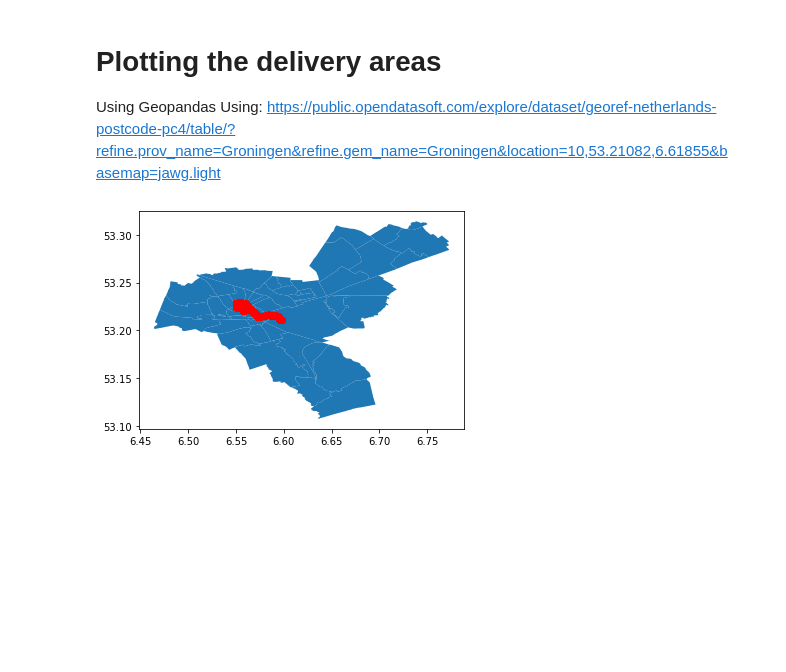
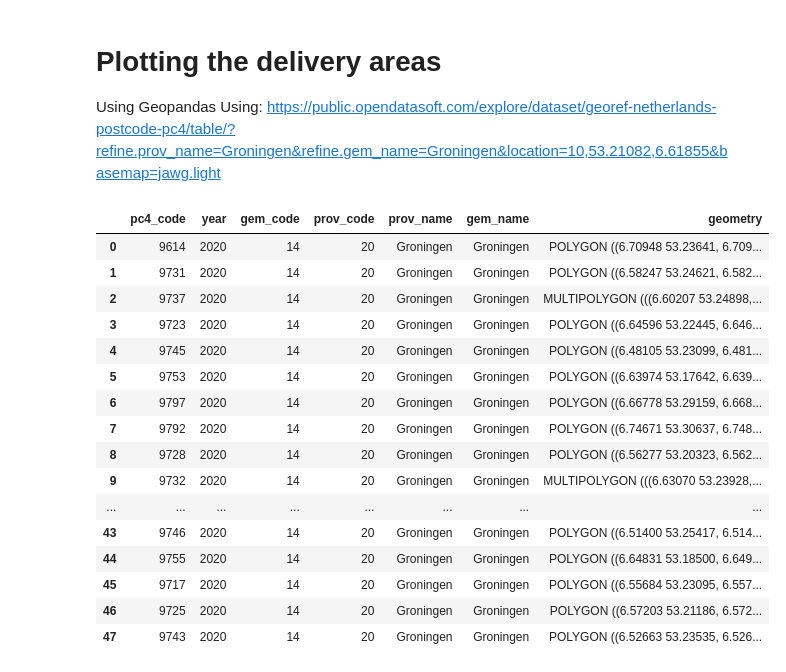
Before and after one commit to teletobbie/last-mile-cargo-bike-delivery, a Jupyter notebook: geo.ipynb, the cells around one changed output. Saved outputs shown, nothing was run; the diff lists cells and outputs as text; code cells hidden in the pictures; blank space fills up the shorter version.

```diff
--- a/geo.ipynb
+++ b/geo.ipynb
@@ -11,14 +11,25 @@ from IPython.display import display, HTML
 import matplotlib.pyplot as plt
 import folium
 # %%
-ax = geopandas.read_file('GEO-data/georef-netherlands-postcode-pc4.shp')
-
-
-gdf.plot(ax=ax, color='red')
-
-plt.show()
+geopandas.read_file('GEO-data/georef-netherlands-postcode-pc4.shp')
 # %% [output]
-[figure, removed]
+|  | pc4_code | year | gem_code | prov_code | prov_name | gem_name | geometry |
+| 0 | 9614 | 2020 | 14 | 20 | Groningen | Groningen | POLYGON ((6.70948 53.23641, 6.709... |
+| 1 | 9731 | 2020 | 14 | 20 | Groningen | Groningen | POLYGON ((6.58247 53.24621, 6.582... |
+| 2 | 9737 | 2020 | 14 | 20 | Groningen | Groningen | MULTIPOLYGON (((6.60207 53.24898,... |
+| 3 | 9723 | 2020 | 14 | 20 | Groningen | Groningen | POLYGON ((6.64596 53.22445, 6.646... |
+| 4 | 9745 | 2020 | 14 | 20 | Groningen | Groningen | POLYGON ((6.48105 53.23099, 6.481... |
+| 5 | 9753 | 2020 | 14 | 20 | Groningen | Groningen | POLYGON ((6.63974 53.17642, 6.639... |
+| 6 | 9797 | 2020 | 14 | 20 | Groningen | Groningen | POLYGON ((6.66778 53.29159, 6.668... |
+| 7 | 9792 | 2020 | 14 | 20 | Groningen | Groningen | POLYGON ((6.74671 53.30637, 6.748... |
+| 8 | 9728 | 2020 | 14 | 20 | Groningen | Groningen | POLYGON ((6.56277 53.20323, 6.562... |
+| 9 | 9732 | 2020 | 14 | 20 | Groningen | Groningen | MULTIPOLYGON (((6.63070 53.23928,... |
+| ... | ... | ... | ... | ... | ... | ... | ... |
+| 43 | 9746 | 2020 | 14 | 20 | Groningen | Groningen | POLYGON ((6.51400 53.25417, 6.514... |
+| 44 | 9755 | 2020 | 14 | 20 | Groningen | Groningen | POLYGON ((6.64831 53.18500, 6.649... |
+| 45 | 9717 | 2020 | 14 | 20 | Groningen | Groningen | POLYGON ((6.55684 53.23095, 6.557... |
+| 46 | 9725 | 2020 | 14 | 20 | Groningen | Groningen | POLYGON ((6.57203 53.21186, 6.572... |
+| 47 | 9743 | 2020 | 14 | 20 | Groningen | Groningen | POLYGON ((6.52663 53.23535, 6.526... |
 # %%
 # https://towardsdatascience.com/a-complete-guide-to-an-interactive-geographical-map-using-python-f4c5197e23e0
 shp_zip_codes = geopandas.read_file("GEO-data/georef-netherlands-postcode-pc4.shp")[["pc4_code", "geometry"]]
```
Also changed, not shown: parts of 1 cell of this notebook.
